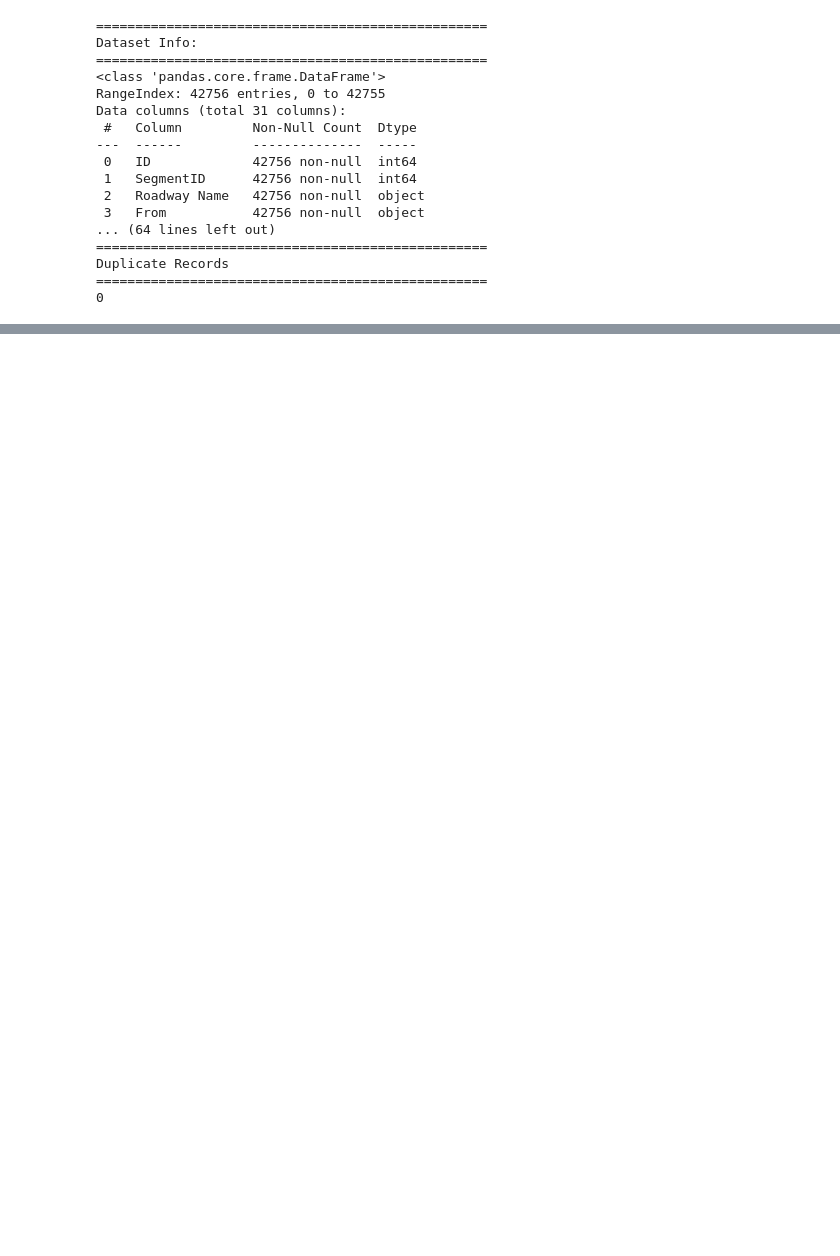
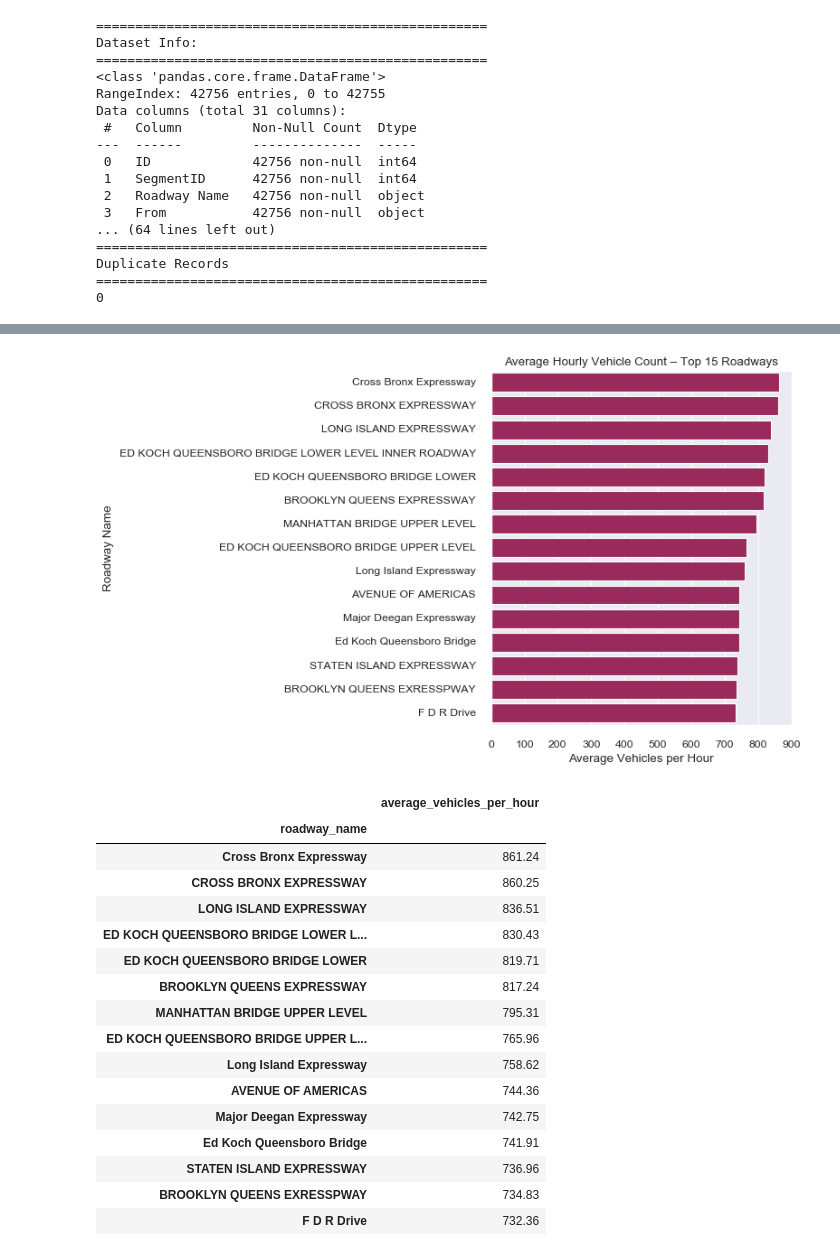
Before and after one commit to ashu-tagore/NYC-Traffic-Intelligence, a Jupyter notebook: notebooks/01_data_exploration.ipynb, the cells around one changed output, grey strips where cells are left out. Drawn from its saved outputs; the diff is of its cells as text; code cells hidden in the pictures; blank space fills up the shorter version.

```diff
--- a/notebooks/01_data_exploration.ipynb
+++ b/notebooks/01_data_exploration.ipynb
@@ -70,0 +180,36 @@ Duplicate Records
+# %%
+# CELL 7 – Plotting top 15 busiest roadways by mean traffic
+top_roads = (df.groupby("roadway_name")["vehicles_counted"]
+               .mean()
+               .sort_values(ascending=False)
+               .head(15)
+               .round(2))
+
+fig, ax = plt.subplots(figsize=(10,6))
+sns.barplot(x=top_roads.values, y=top_roads.index, color=sns.color_palette("rocket")[2], ax=ax)
+ax.set_title("Average Hourly Vehicle Count – Top 15 Roadways")
+ax.set_xlabel("Average Vehicles per Hour")
+ax.set_ylabel("Roadway Name")
+plt.tight_layout()
+plt.show()
+
+top_roads.to_frame("average_vehicles_per_hour")
+# %% [output]
+[figure, added]
+|  | average_vehicles_per_hour |
+| roadway_name |  |
+| Cross Bronx Expressway | 861.24 |
+| CROSS BRONX EXPRESSWAY | 860.25 |
+| LONG ISLAND EXPRESSWAY | 836.51 |
+| ED KOCH QUEENSBORO BRIDGE LOWER L... | 830.43 |
+| ED KOCH QUEENSBORO BRIDGE LOWER | 819.71 |
+| BROOKLYN QUEENS EXPRESSWAY | 817.24 |
+| MANHATTAN BRIDGE UPPER LEVEL | 795.31 |
+| ED KOCH QUEENSBORO BRIDGE UPPER L... | 765.96 |
+| Long Island Expressway | 758.62 |
+| AVENUE OF AMERICAS | 744.36 |
+| Major Deegan Expressway | 742.75 |
+| Ed Koch Queensboro Bridge | 741.91 |
+| STATEN ISLAND EXPRESSWAY | 736.96 |
+| BROOKLYN QUEENS EXRESSPWAY | 734.83 |
+| F D R Drive | 732.36 |
```
Also changed, not shown: parts of 13 cells of this notebook.
